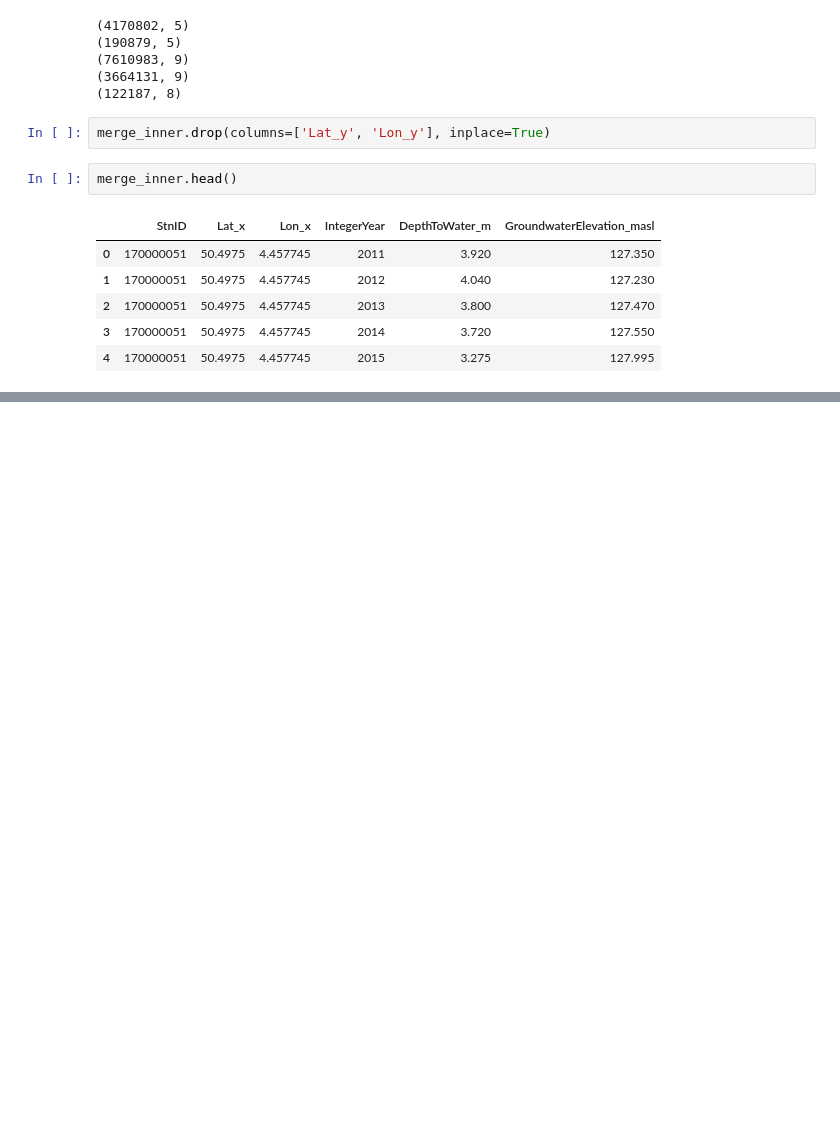
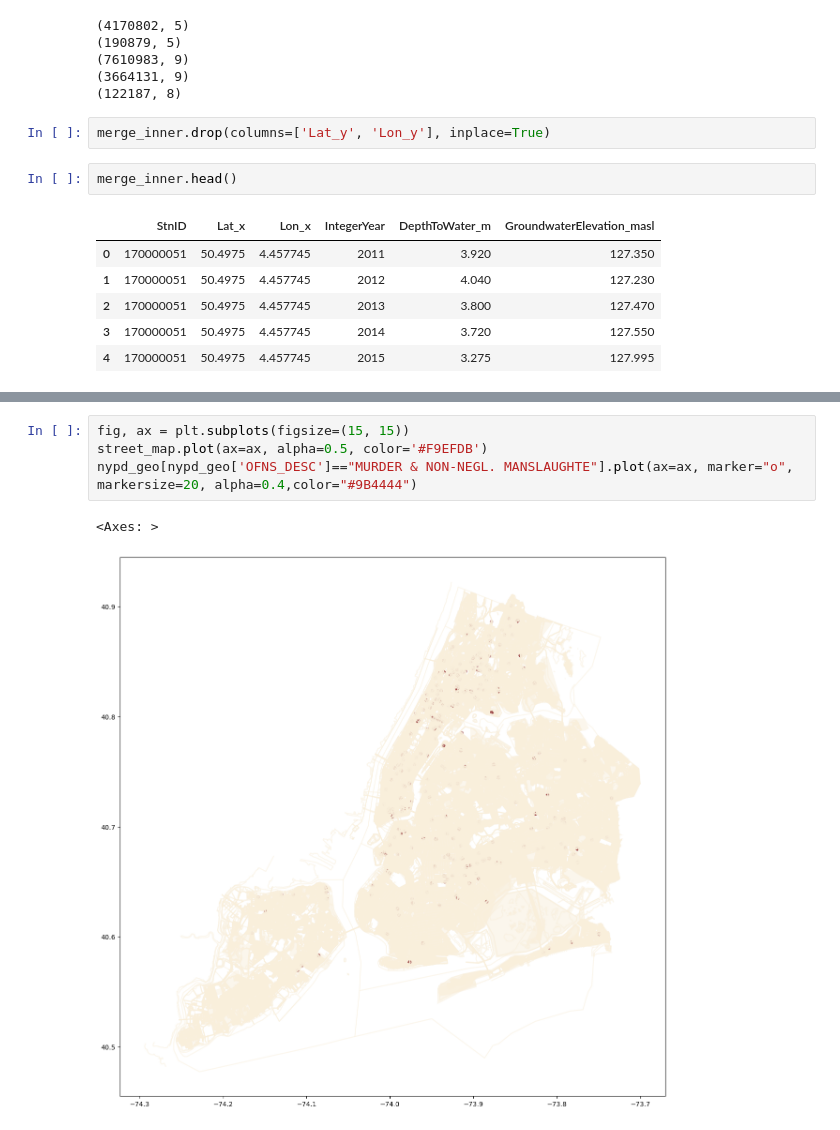
Before and after one commit to dillondiatlo/Team2, a Jupyter notebook: dillon.ipynb, the cells around one changed output, grey strips where cells are left out. Saved outputs shown, nothing was run; the diff lists cells and outputs as text; blank space fills up the shorter version.

```diff
--- a/dillon.ipynb
+++ b/dillon.ipynb
@@ -188,0 +399,7 @@ merge_inner.to_csv('./Team2/Da'data')
+# %%
+fig, ax = plt.subplots(figsize=(15, 15))
+street_map.plot(ax=ax, alpha=0.5, color='#F9EFDB')
+nypd_geo[nypd_geo['OFNS_DESC']=="MURDER & NON-NEGL. MANSLAUGHTE"].plot(ax=ax, marker="o", markersize=20, alpha=0.4,color="#9B4444")
+# %% [output]
+<Axes: >
+[figure, added]
```
Also changed, not shown: parts of 38 cells of this notebook, 4 other files.
